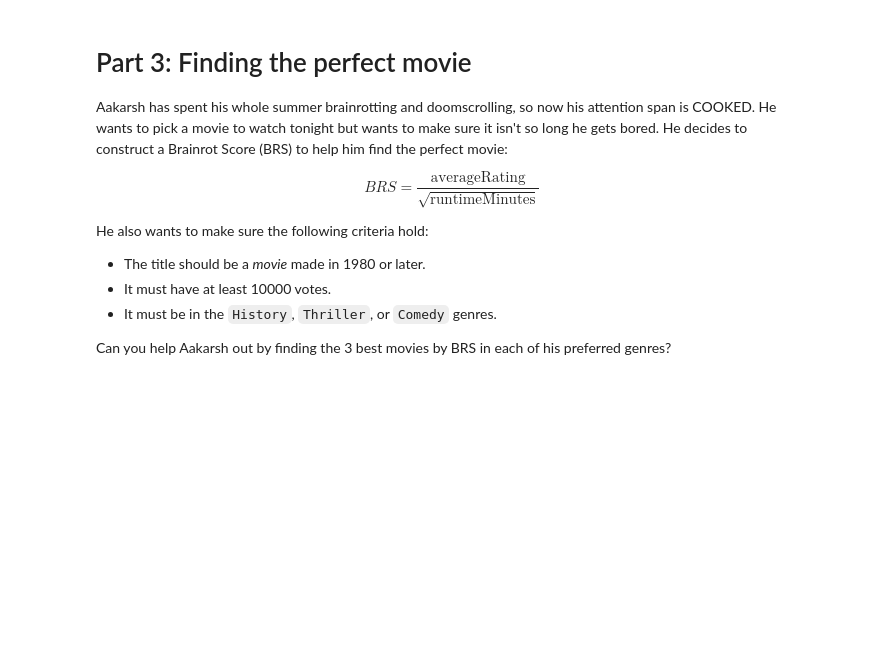
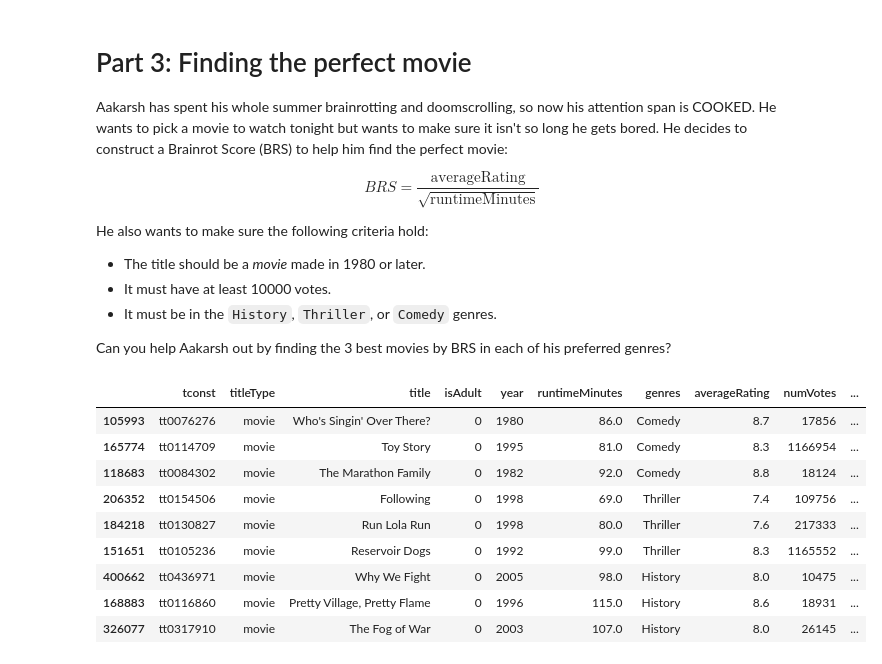
Before and after one commit to kyzyc/CS189_2025Fall_GA_Template, a Jupyter notebook: disc/disc1/disc1_notebook.ipynb, the cells around one changed output. Saved outputs shown, nothing was run; the diff lists cells and outputs as text; code cells hidden in the pictures; blank space fills up the shorter version.

```diff
--- a/disc/disc1/disc1_notebook.ipynb
+++ b/disc/disc1/disc1_notebook.ipynb
@@ -313,11 +357,11 @@ Merge the `title_ratings` `DataFrame` with the `title_basics` `DataFrame` by joi
 
 **Hint:** Recall that because of the genre splitting, the number of titles is not equal to the number of rows.
 # %%
-n_titles_basics = ... # YOUR CODE HERE
+n_titles_basics = title_basics['tconst'].nunique()
 
-merged_df = ... # YOUR CODE HERE
+merged_df = pd.merge(title_basics, title_ratings, on='tconst', how='inner')
 print(merged_df.head())
 
-n_titles_merged = ... # YOUR CODE HERE
+n_titles_merged = merged_df['tconst'].nunique()
 
 print(f"\nNumber of titles in basics but not in ratings: {n_titles_basics - n_titles_merged}")
@@ -359,3 +427,19 @@ He also wants to make sure the following criteria hold:
 Can you help Aakarsh out by finding the 3 best movies by BRS in each of his preferred genres?
 # %%
 # YOUR CODE HERE
+feature_films = merged_df[(merged_df['titleType'] == 'movie') & (merged_df['year'] >= 1980) &
+                          (merged_df['numVotes'] >= 10000) & (merged_df['genres'].isin(['History', 'Thriller', 'Comedy']))]
+
+feature_films['brs'] = feature_films['averageRating'] / np.sqrt(feature_films['runtimeMinutes'])
+display(feature_films.sort_values(by='brs', ascending=False).groupby('genres').head(3))
+# %% [output]
+|  | tconst | titleType | title | isAdult | year | runtimeMinutes | genres | averageRating | numVotes | ... |
+| 105993 | tt0076276 | movie | Who's Singin' Over There? | 0 | 1980 | 86.0 | Comedy | 8.7 | 17856 | ... |
+| 165774 | tt0114709 | movie | Toy Story | 0 | 1995 | 81.0 | Comedy | 8.3 | 1166954 | ... |
+| 118683 | tt0084302 | movie | The Marathon Family | 0 | 1982 | 92.0 | Comedy | 8.8 | 18124 | ... |
+| 206352 | tt0154506 | movie | Following | 0 | 1998 | 69.0 | Thriller | 7.4 | 109756 | ... |
+| 184218 | tt0130827 | movie | Run Lola Run | 0 | 1998 | 80.0 | Thriller | 7.6 | 217333 | ... |
+| 151651 | tt0105236 | movie | Reservoir Dogs | 0 | 1992 | 99.0 | Thriller | 8.3 | 1165552 | ... |
+| 400662 | tt0436971 | movie | Why We Fight | 0 | 2005 | 98.0 | History | 8.0 | 10475 | ... |
+| 168883 | tt0116860 | movie | Pretty Village, Pretty Flame | 0 | 1996 | 115.0 | History | 8.6 | 18931 | ... |
+| 326077 | tt0317910 | movie | The Fog of War | 0 | 2003 | 107.0 | History | 8.0 | 26145 | ... |
```
Also changed, not shown: parts of 10 cells of this notebook.
